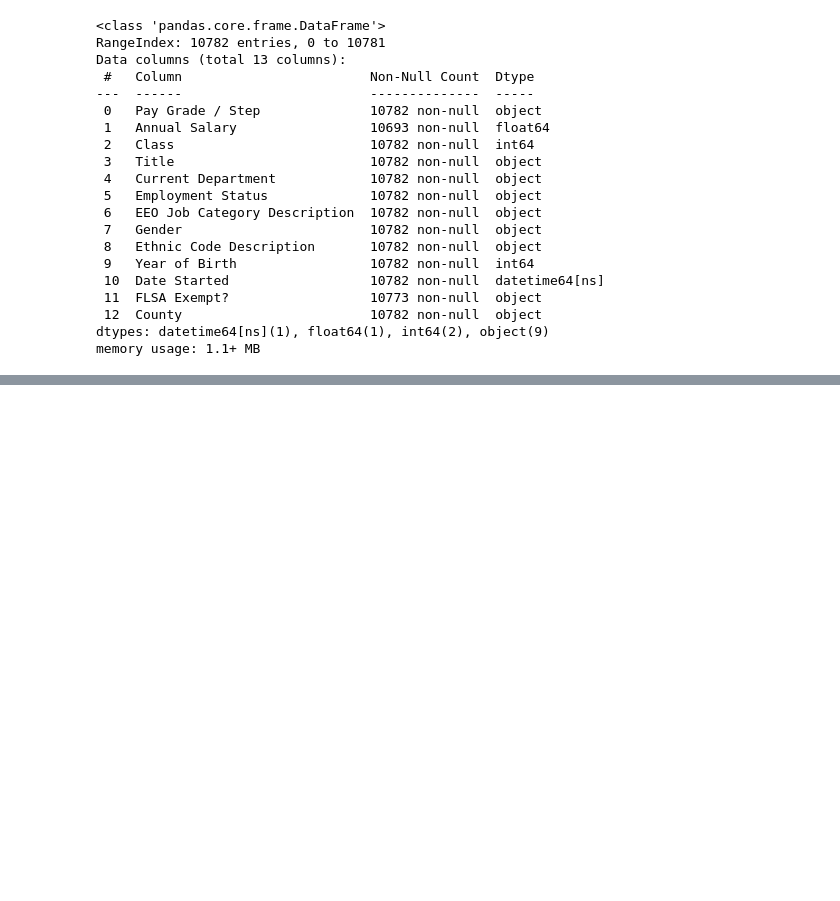
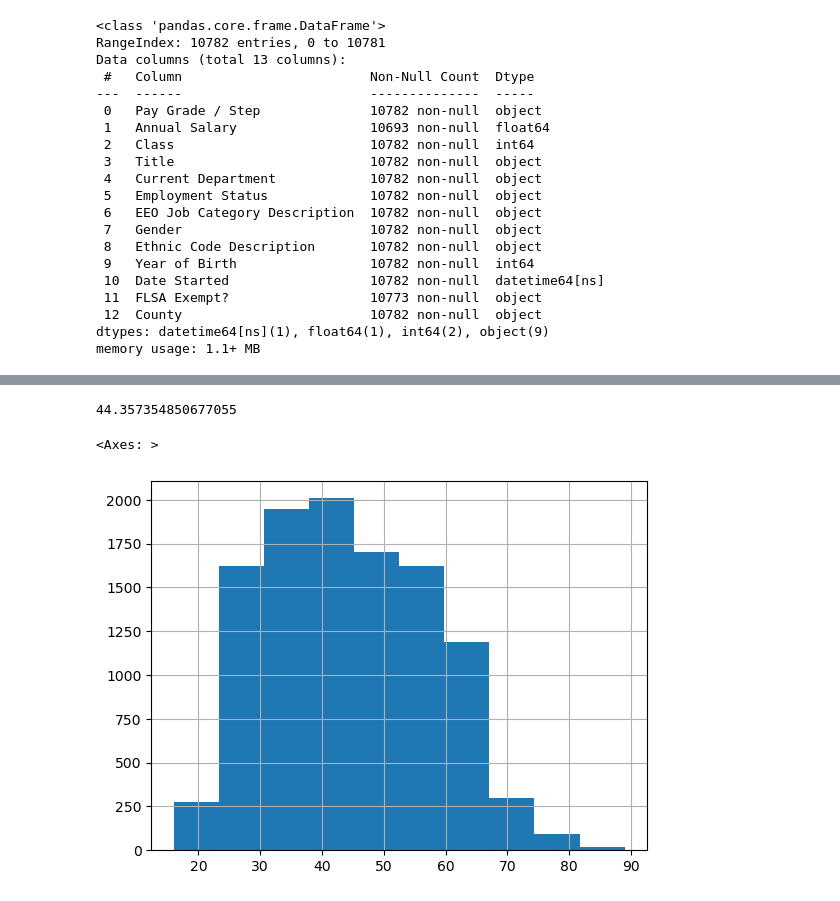
Before and after one commit to zdemeke/DavidsonGovEmployeeDemographics, a Jupyter notebook: Gov't Employment.ipynb, the cells around one changed output, grey strips where cells are left out. Cells and saved outputs as stored; diff of their text form; code cells hidden in the pictures; blank space fills up the shorter version.

```diff
--- a/Gov't Employment.ipynb
+++ b/Gov't Employment.ipynb
@@ -46,0 +188,2 @@ memory usage: 1.1+ MB
+# %%
+gov_emp['Current_Year'] = pd.Timestamp('now').year
@@ -46,0 +199,3 @@ memory usage: 1.1+ MB
+# %%
+# creatw Age column and start Age analysis
+gov_emp['Age']= (gov_emp['Current_Year'] - gov_emp['Year of Birth'])
@@ -46,0 +217,10 @@ memory usage: 1.1+ MB
+# %%
+gov_emp['Age'].mean()
+# %% [output]
+44.357354850677055
+# %%
+#calculate the age distribution
+gov_emp['Age'].hist()
+# %% [output]
+<Axes: >
+[figure, added]
```
Also changed, not shown: parts of 68 cells of this notebook, 2 other files.
